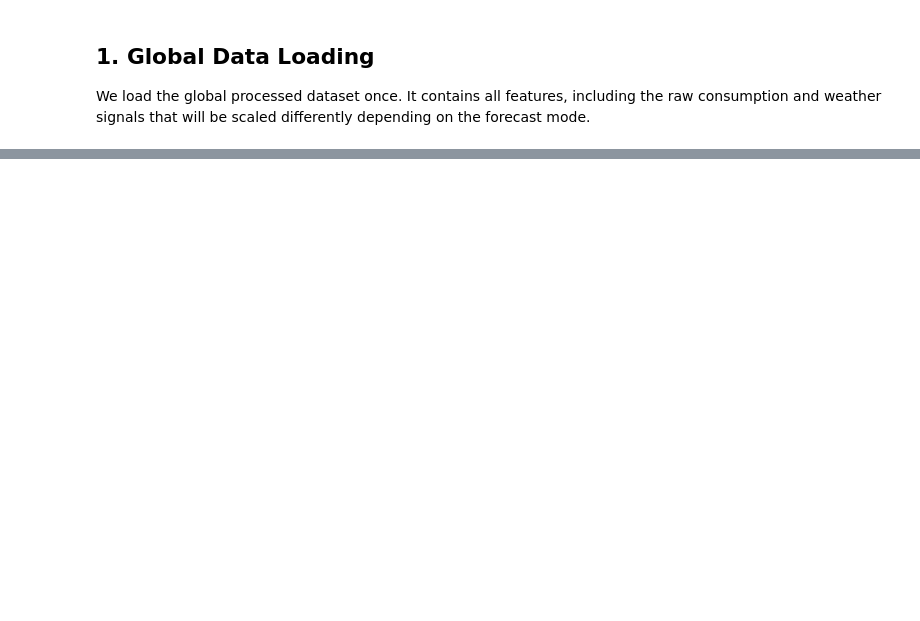
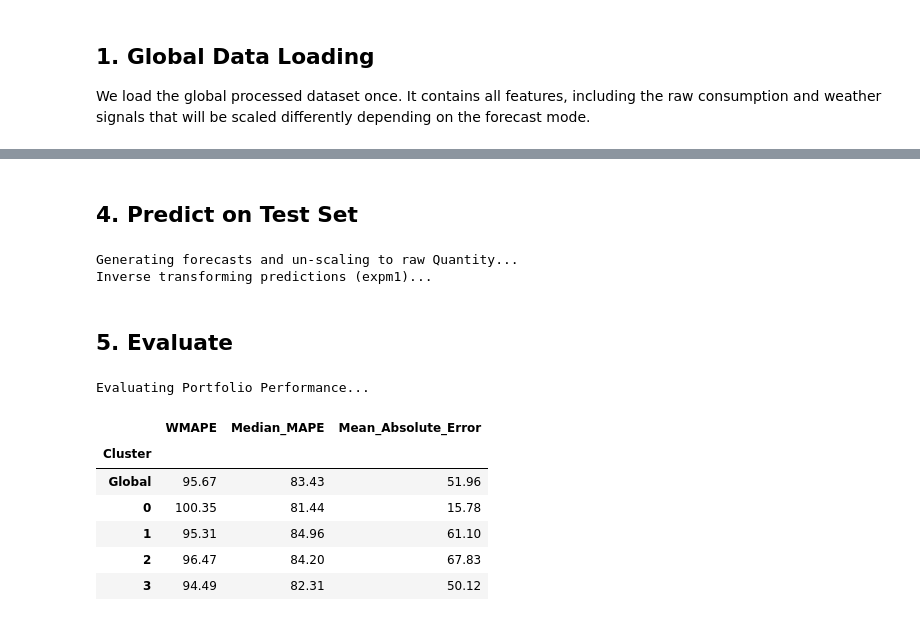
Before and after one commit to fede-giorgi/forecasting-retail, a Jupyter notebook: notebooks/prophet_playground.ipynb, the cells around one changed output, grey strips where cells are left out. Saved outputs shown, nothing was run; the diff lists cells and outputs as text; code cells hidden in the pictures; blank space fills up the shorter version.

```diff
--- a/notebooks/prophet_playground.ipynb
+++ b/notebooks/prophet_playground.ipynb
@@ -112,0 +75,21 @@ analyze_time_periods(test_raw)
+# %% [markdown]
+## 4. Predict on Test Set
+# %%
+test_raw = predict_models(cluster_models, test_agg, test_raw, regressors)
+# %% [output]
+Generating forecasts and un-scaling to raw Quantity...
+Inverse transforming predictions (expm1)...
+# %% [markdown]
+## 5. Evaluate
+# %%
+cluster_eval, summary = evaluate_models(test_raw)
+display(summary)
+# %% [output]
+Evaluating Portfolio Performance...
+|  | WMAPE | Median_MAPE | Mean_Absolute_Error |
+| Cluster |  |  |  |
+| Global | 95.67 | 83.43 | 51.96 |
+| 0 | 100.35 | 81.44 | 15.78 |
+| 1 | 95.31 | 84.96 | 61.10 |
+| 2 | 96.47 | 84.20 | 67.83 |
+| 3 | 94.49 | 82.31 | 50.12 |
```
Also changed, not shown: parts of 12 cells of this notebook, 2 other files.
